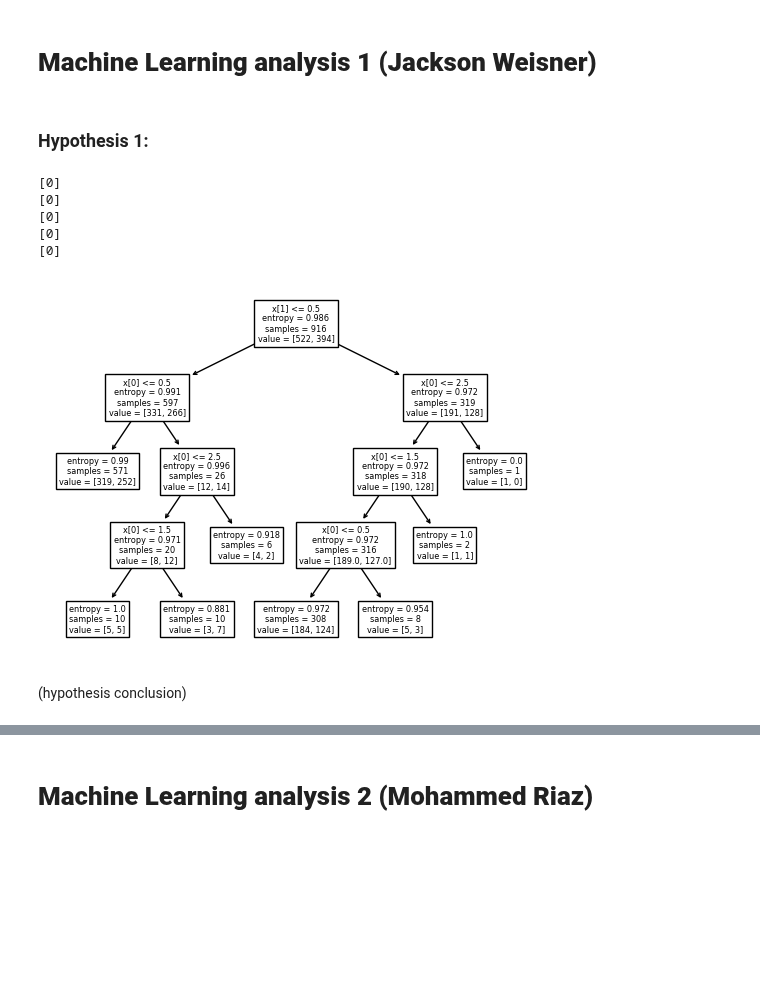
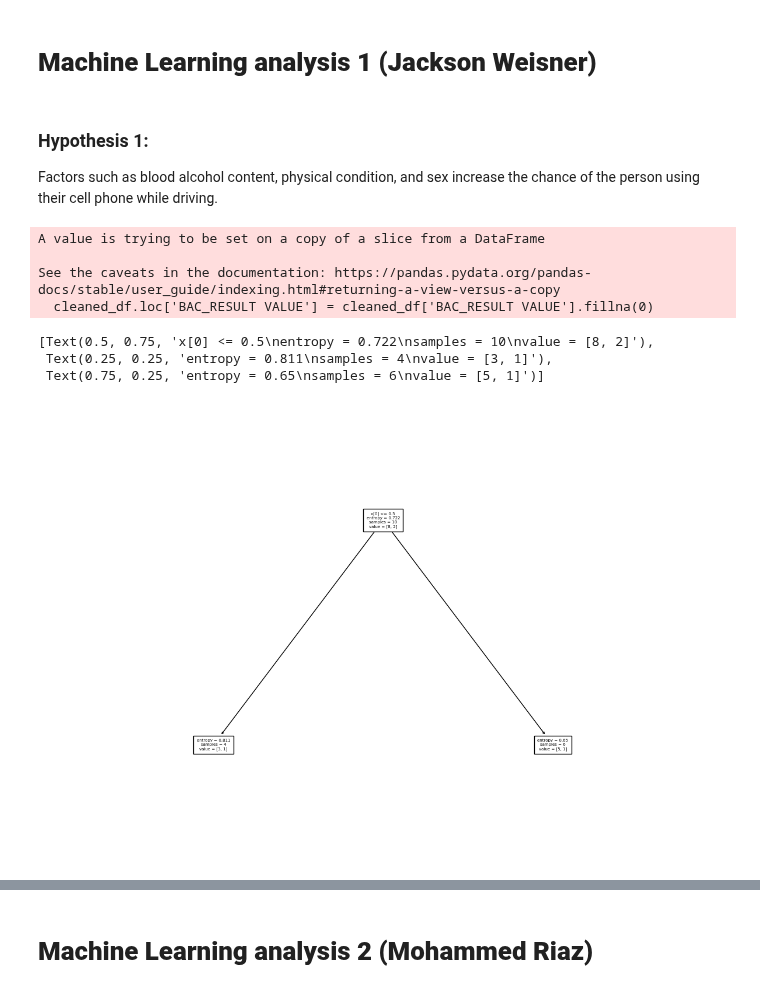
Before and after one commit to jweis4/CS-418-Traffic-Accidents-Analysis-Project, a Jupyter notebook: src/CS-418-Group-16.ipynb, the cells around one changed output, grey strips where cells are left out. Saved outputs shown, nothing was run; the diff lists cells and outputs as text; code cells hidden in the pictures; blank space fills up the shorter version.

```diff
--- a/src/CS-418-Group-16.ipynb
+++ b/src/CS-418-Group-16.ipynb
@@ -737,6 +737,7 @@ plt.show()
 The data reveals a significant decrease in traffic crashes around March 2020, coinciding with the onset of COVID-19 related shutdowns and restrictions. This period marked a global shift towards remote work, reduced travel, and the temporary closure of many workplaces, leading to substantially less traffic on the roads. The reduced traffic volume directly contributed to fewer traffic collisions, highlighting how changes in societal behavior and mobility patterns can have a pronounced impact on road safety. This observation underscores the importance of considering external factors, such as public health crises, in traffic and urban planning to enhance road safety outcomes.
 # %% [markdown]
 # **Machine Learning analysis 1 (Jackson Weisner)**
-# %% [markdown]
-### Hypothesis 1:
+# %% [markdown]
+### Hypothesis 1:
+Factors such as blood alcohol content, physical condition, and sex increase the chance of the person using their cell phone while driving.
 # %%
@@ -749,41 +748,44 @@ people_df = pd.read_csv("../data/chicago_people.csv", low_memory=False)
 # %%
-features = ['BAC_RESULT', 'CELL_PHONE_USE']
-value = ['SEX']
-cleaned_df = people_df[features + value].dropna()
+features = ['SEX', 'BAC_RESULT VALUE', 'PHYSICAL_CONDITION']
+value = ['CELL_PHONE_USE']
 
-# bac_test_options = ['TEST NOT OFFERED', 'TEST PERFORMED', 'RESULTS UNKNOWN', 'TEST REFUSED', 'TEST TAKEN', 'TEST PERFORMED, RESULTS UNKNOWN']
-bac_test_options = ['TEST NOT OFFERED','TEST REFUSED', 'TEST TAKEN', 'TEST PERFORMED, RESULTS UNKNOWN']
-# cleaned_df = cleaned_df.drop(cleaned_df[cleaned_df.BAC_RESULT == 'TEST NOT OFFERED'].index)
+cleaned_df = people_df[features + value]
+cleaned_df.loc[cleaned_df['BAC_RESULT VALUE'] < 0.08, 'BAC_RESULT VALUE'] = 0
+cleaned_df.loc[cleaned_df['BAC_RESULT VALUE'] >= 0.08, 'BAC_RESULT VALUE'] = 1
+cleaned_df.loc[:, 'BAC_RESULT VALUE'] = cleaned_df['BAC_RESULT VALUE'].fillna(0)
+cleaned_df = cleaned_df.dropna()
+
+conditions = ['EMOTIONAL','FATIGUED/ASLEEP','HAD BEEN DRINKING','ILLNESS/FAINTED',
+            'IMPAIRED - ALCOHOL','IMPAIRED - ALCOHOL AND DRUGS','IMPAIRED - DRUGS',
+            'MEDICATED','NORMAL','OTHER','REMOVED BY EMS','UNKNOWN']
 i = 0
-for option in bac_test_options:
-    cleaned_df.loc[cleaned_df['BAC_RESULT'] == option, 'BAC_RESULT'] = i
+for option in conditions:
+    cleaned_df.loc[cleaned_df['PHYSICAL_CONDITION'] == option, 'PHYSICAL_CONDITION'] = i
     i += 1
 
 cleaned_df.loc[cleaned_df['CELL_PHONE_USE'] == 'Y', 'CELL_PHONE_USE'] = 0
 cleaned_df.loc[cleaned_df['CELL_PHONE_USE'] == 'N', 'CELL_PHONE_USE'] = 1
-cleaned_df = cleaned_df.drop(cleaned_df[cleaned_df.SEX == 'X'].index)
+
 cleaned_df.loc[cleaned_df['SEX'] == 'M', 'SEX'] = 0
 cleaned_df.loc[cleaned_df['SEX'] == 'F', 'SEX'] = 1
-# cleaned_df.loc[cleaned_df['SEX'] == 'X', 'SEX'] = 2
+cleaned_df.loc[cleaned_df['SEX'] == 'X', 'SEX'] = 2
 
 x = cleaned_df.loc[:, features].astype(int)
-y = cleaned_df['SEX'].astype(int)
+y = cleaned_df[value].astype(int)
 
 x_train, x_test, y_train, y_test = train_test_split(x, y, test_size=0.2)
 
 classifier = tree.DecisionTreeClassifier(criterion='entropy')
 classifier = classifier.fit(x_train, y_train)
-tree.plot_tree(classifier)
-prediction = classifier.predict(x_test)
-for i in range(5):
-    print(classifier.predict([[0, i]]))
-# print(accuracy_score(x_test, prediction))
+fig = plt.figure(figsize=(15,10))
+
+tree.plot_tree(classifier, fontsize=5)
 # %% [output]
-[0]
-[0]
-[0]
-[0]
-[0]
+A value is trying to be set on a copy of a slice from a DataFrame
+
+See the caveats in the documentation: https://pandas.pydata.org/pandas-docs/stable/user_guide/indexing.html#returning-a-view-versus-a-copy
+  cleaned_df.loc['BAC_RESULT VALUE'] = cleaned_df['BAC_RESULT VALUE'].fillna(0)
+[Text(0.5, 0.75, 'x[0] <= 0.5\nentropy = 0.722\nsamples = 10\nvalue = [8, 2]'),
+ Text(0.25, 0.25, 'entropy = 0.811\nsamples = 4\nvalue = [3, 1]'),
+ Text(0.75, 0.25, 'entropy = 0.65\nsamples = 6\nvalue = [5, 1]')]
-[figure, old version]
+[figure, new version]
-# %% [markdown]
-(hypothesis conclusion)
```
Also changed, not shown: parts of 2 cells of this notebook.
